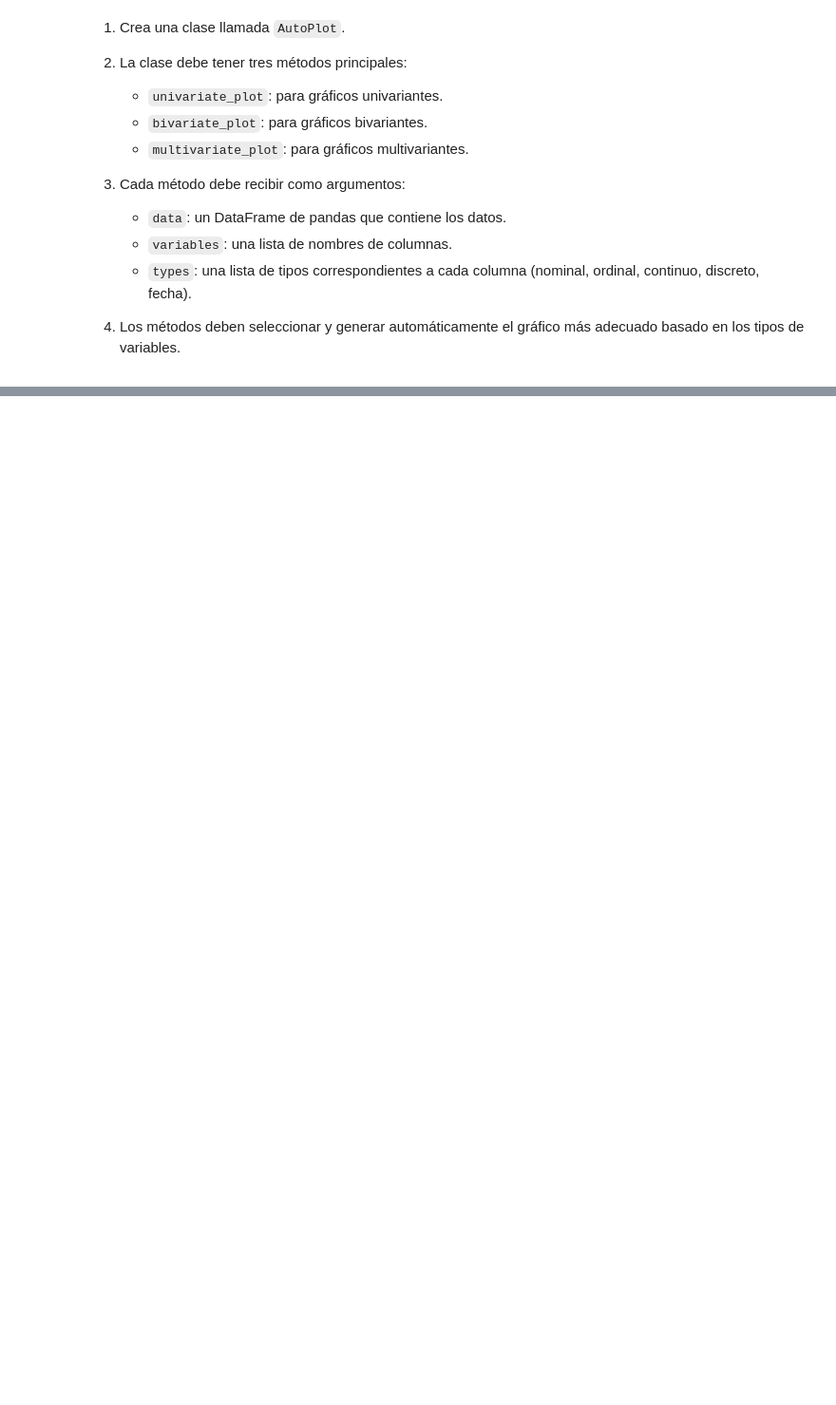
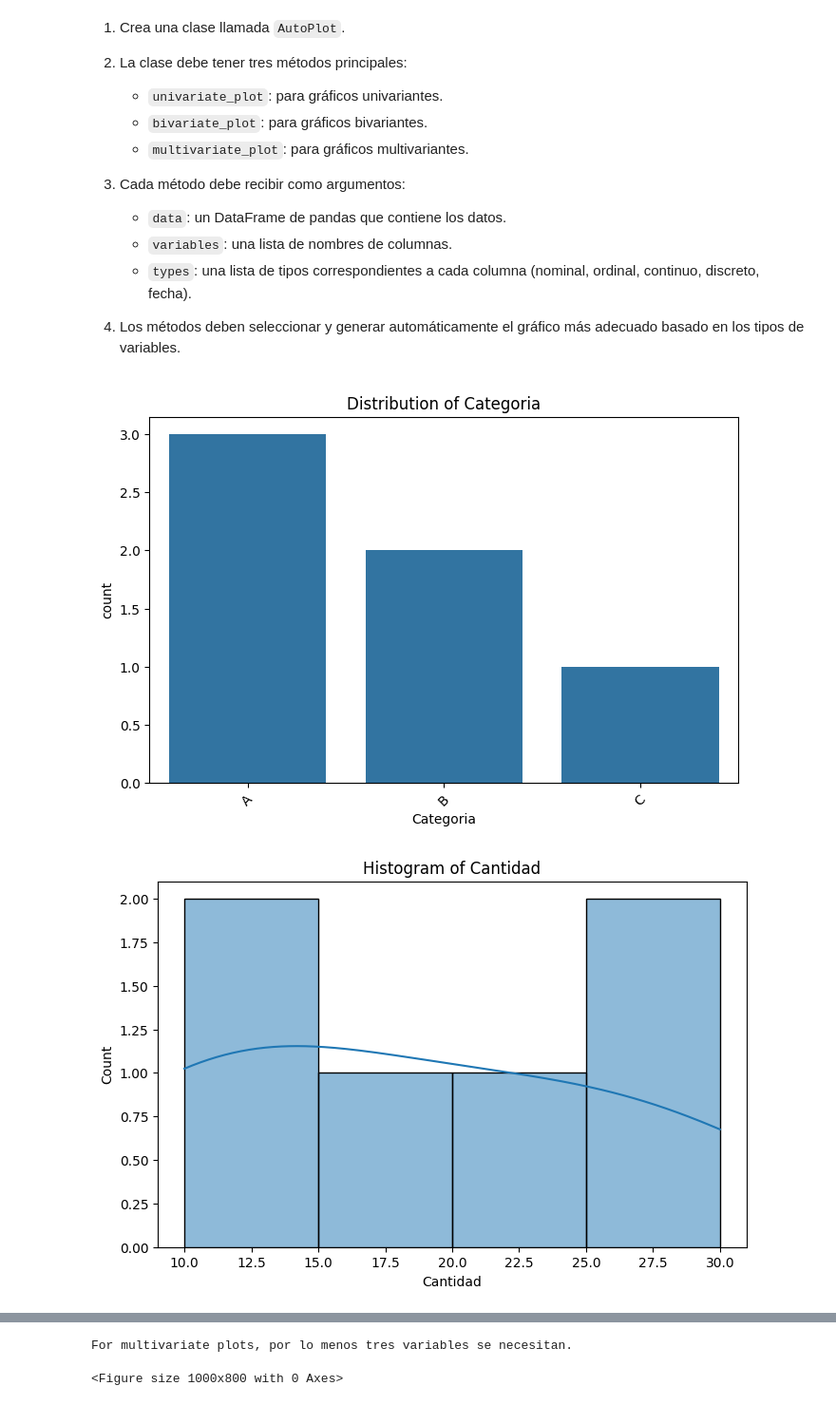
Before and after one commit to andreszaragoza/DS102024, a Jupyter notebook: 2-DataAnalysis/5-Visualizacion/Practica/clase_plot.ipynb, the cells around one changed output, grey strips where cells are left out. Shown at 95% size. Drawn from its saved outputs; the diff is of its cells as text; code cells hidden in the pictures; blank space fills up the shorter version.

```diff
--- a/2-DataAnalysis/5-Visualizacion/Practica/clase_plot.ipynb
+++ b/2-DataAnalysis/5-Visualizacion/Practica/clase_plot.ipynb
@@ -45,7 +45,7 @@ class Autoplot:
 
     def bivariate_plot(self, data, variables, types):
         if len(variables) != 2:
-            raise ValueError("Bivariate plots require exactly two variables.")
+            raise ValueError("Bivariate plots requiere exactamente 2 valores.")
 
         var1, var2 = variables
         type1, type2 = types
@@ -70,32 +70,35 @@ class Autoplot:
         else:
             print(f"Unsupported bivariate combination: {type1} and {type2}.")
         plt.show()
 
     def multivariate_plot(self, data, variables, types):
         if len(variables) < 3:
-            print("Multivariate plots require at least three variables.")
+            print("Multivariate plots requiere al menos 2 valores.")
             return
 
         plt.figure(figsize=(10, 8))
         numeric_vars = [var for var, var_type in zip(variables, types) if var_type in ["continuo", "discreto"]]
 
         if len(numeric_vars) >= 3:
             sns.pairplot(data[numeric_vars].dropna())
             plt.suptitle('Pairplot of Numeric Variables', y=1.02)
         else:
-            print("For multivariate plots, at least three numeric variables are recommended.")
+            print("For multivariate plots, por lo menos tres variables se necesitan.")
         plt.show()
 
 
 
 data = pd.DataFrame({
     'Categoria': ['A', 'B', 'A', 'C', 'B', 'A'],
     'Cantidad': [10, 20, 15, 10, 25, 30],
     'Fecha': pd.date_range('2023-01-01', periods=6),
     'Valor': [100, 150, 200, 50, 120, 300]
 })
 
 plotter = Autoplot()
 plotter.univariate_plot(data, ['Categoria', 'Cantidad'], ['nominal', 'continuo'])
 plotter.bivariate_plot(data, ['Fecha', 'Valor'], ['fecha', 'continuo'])
 plotter.multivariate_plot(data, ['Cantidad', 'Valor', 'Fecha'], ['continuo', 'continuo', 'fecha'])
+# %% [output]
+[figure, added]
+[figure, added]
@@ -101,0 +106,2 @@ plotter.multivariate_plot(data, ['Cantidad', 'Valor', 'Fecha'], ['continuo', 'co
+For multivariate plots, por lo menos tres variables se necesitan.
+<Figure size 1000x800 with 0 Axes>
```
Also changed, not shown: parts of 1 cell of this notebook, 3 other files.
